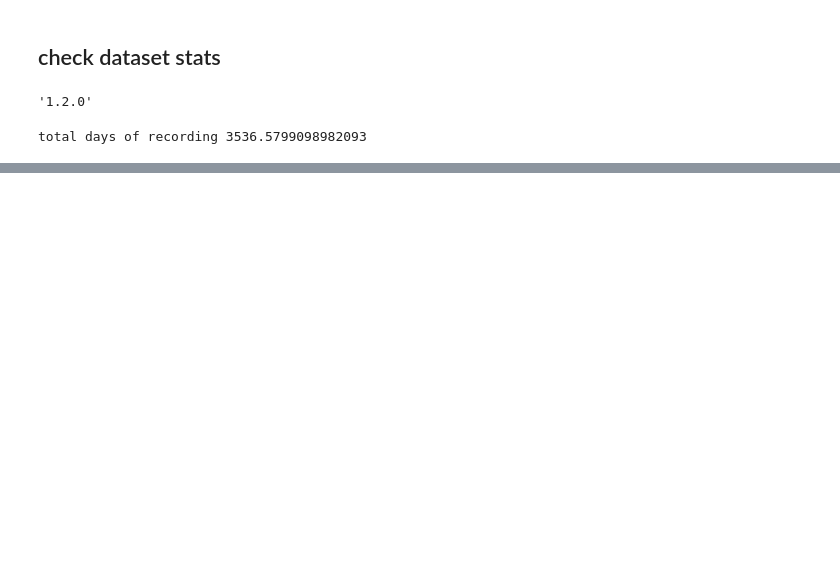
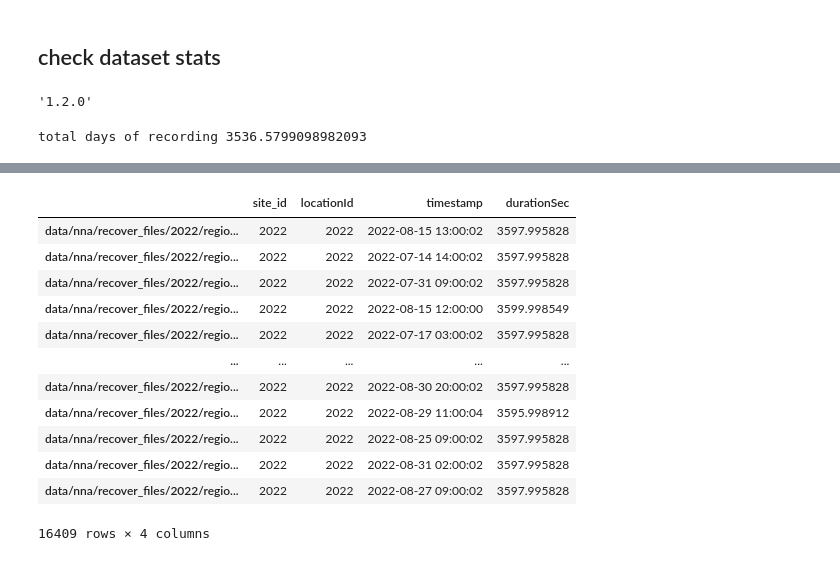
Before and after one commit to speechLabBcCuny/nnaAudiosetClassification, a Jupyter notebook: notebooks/Labeling/save_file_properties.ipynb, the cells around one changed output, grey strips where cells are left out. Drawn from its saved outputs; the diff is of its cells as text; code cells hidden in the pictures; blank space fills up the shorter version.

```diff
--- a/notebooks/Labeling/save_file_properties.ipynb
+++ b/notebooks/Labeling/save_file_properties.ipynb
@@ -304,0 +314,16 @@ for region,site_id in site_region:
+# %%
+file_properties_df[['site_id', 'locationId', 'timestamp', 'durationSec']]
+# %% [output]
+|  | site_id | locationId | timestamp | durationSec |
+| data/nna/recover_files/2022/regio... | 2022 | 2022 | 2022-08-15 13:00:02 | 3597.995828 |
+| data/nna/recover_files/2022/regio... | 2022 | 2022 | 2022-07-14 14:00:02 | 3597.995828 |
+| data/nna/recover_files/2022/regio... | 2022 | 2022 | 2022-07-31 09:00:02 | 3597.995828 |
+| data/nna/recover_files/2022/regio... | 2022 | 2022 | 2022-08-15 12:00:00 | 3599.998549 |
+| data/nna/recover_files/2022/regio... | 2022 | 2022 | 2022-07-17 03:00:02 | 3597.995828 |
+| ... | ... | ... | ... | ... |
+| data/nna/recover_files/2022/regio... | 2022 | 2022 | 2022-08-30 20:00:02 | 3597.995828 |
+| data/nna/recover_files/2022/regio... | 2022 | 2022 | 2022-08-29 11:00:04 | 3595.998912 |
+| data/nna/recover_files/2022/regio... | 2022 | 2022 | 2022-08-25 09:00:02 | 3597.995828 |
+| data/nna/recover_files/2022/regio... | 2022 | 2022 | 2022-08-31 02:00:02 | 3597.995828 |
+| data/nna/recover_files/2022/regio... | 2022 | 2022 | 2022-08-27 09:00:02 | 3597.995828 |
+16409 rows × 4 columns
```
Also changed, not shown: parts of 40 cells of this notebook, 4 other files.
